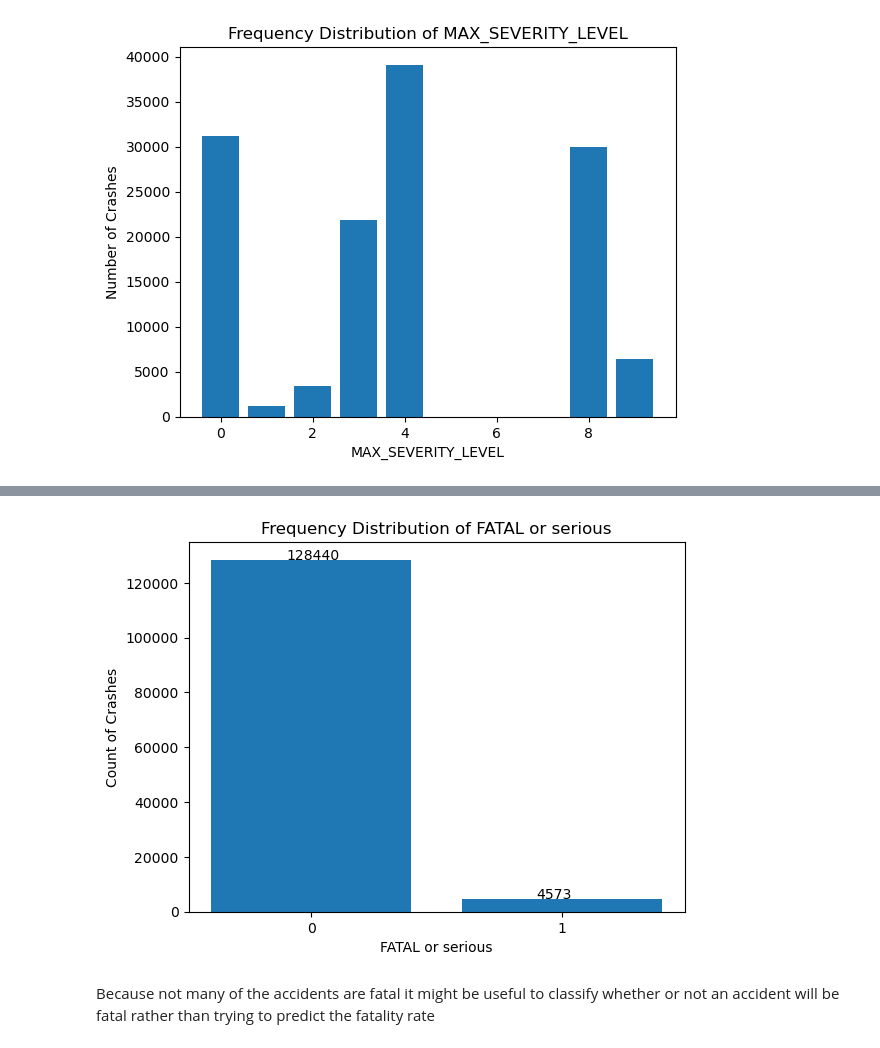
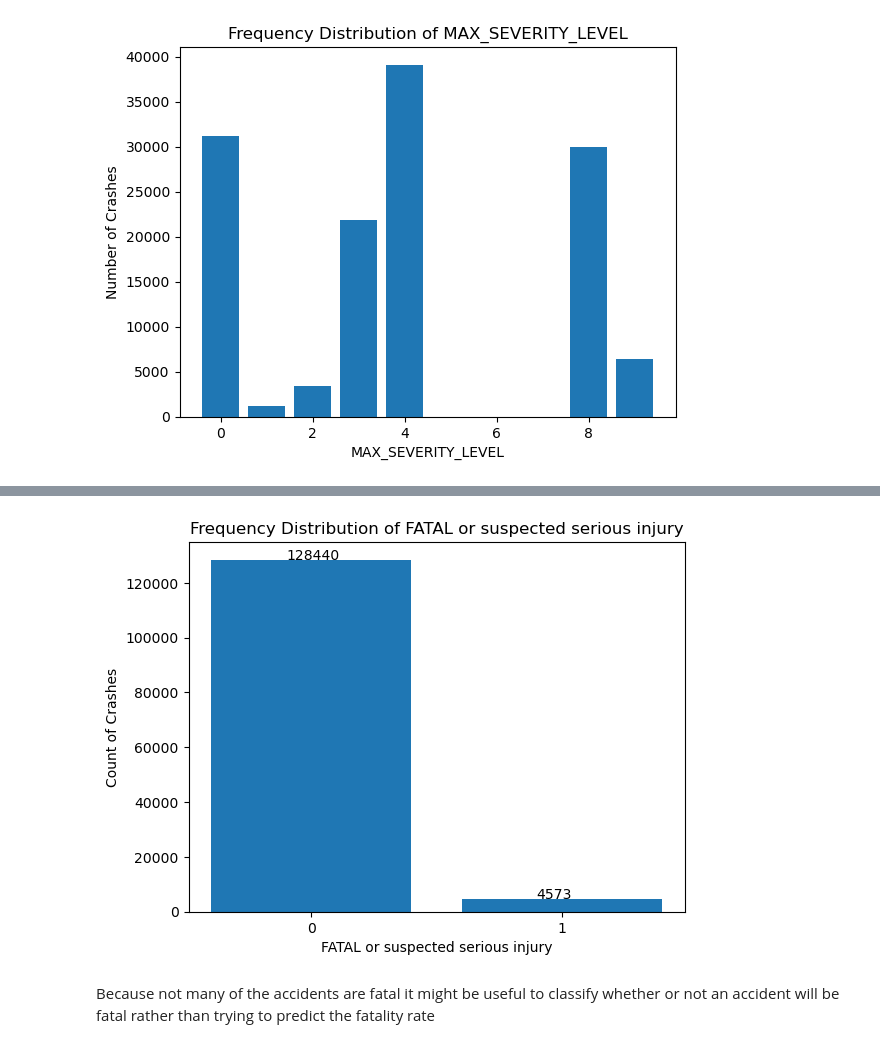
Before and after one commit to plant123456/Datathon, a Jupyter notebook: Evelyne Ong final.ipynb, the cells around one changed output, grey strips where cells are left out. Cells and saved outputs as stored; diff of their text form; code cells hidden in the pictures.

```diff
--- a/Evelyne Ong final.ipynb
+++ b/Evelyne Ong final.ipynb
@@ -40,26 +54,26 @@ KeyError: 'inner'
 # %%
 #Looking at the number of fatal accidents
 import matplotlib.pyplot as plt
 
 # Count the number of occurrences of each value
 fatal_counts = crash_flag['FATAL_OR_SUSP_SERIOUS_INJ'].value_counts()
 
 # Create a bar chart of the frequency distribution
 plt.bar(fatal_counts.index.astype(str), fatal_counts.values)
 
 # Show the counts above each bar
 for i, v in enumerate(fatal_counts.values):
     plt.text(i - 0.1, v + 50, str(v))
 
 # Add title and axis labels
-plt.title('Frequency Distribution of FATAL or serious')
-plt.xlabel('FATAL or serious')
+plt.title('Frequency Distribution of FATAL or suspected serious injury')
+plt.xlabel('FATAL or suspected serious injury')
 plt.ylabel('Count of Crashes')
 
 # Display the chart
 plt.show()
 # %% [output]
-[figure, old version]
+[figure, new version]
 # %% [markdown]
 Because not many of the accidents are fatal it might be useful to classify whether or not an accident will be fatal rather than trying to predict the fatality rate
 # %%
```
Also changed, not shown: parts of 47 cells of this notebook.
